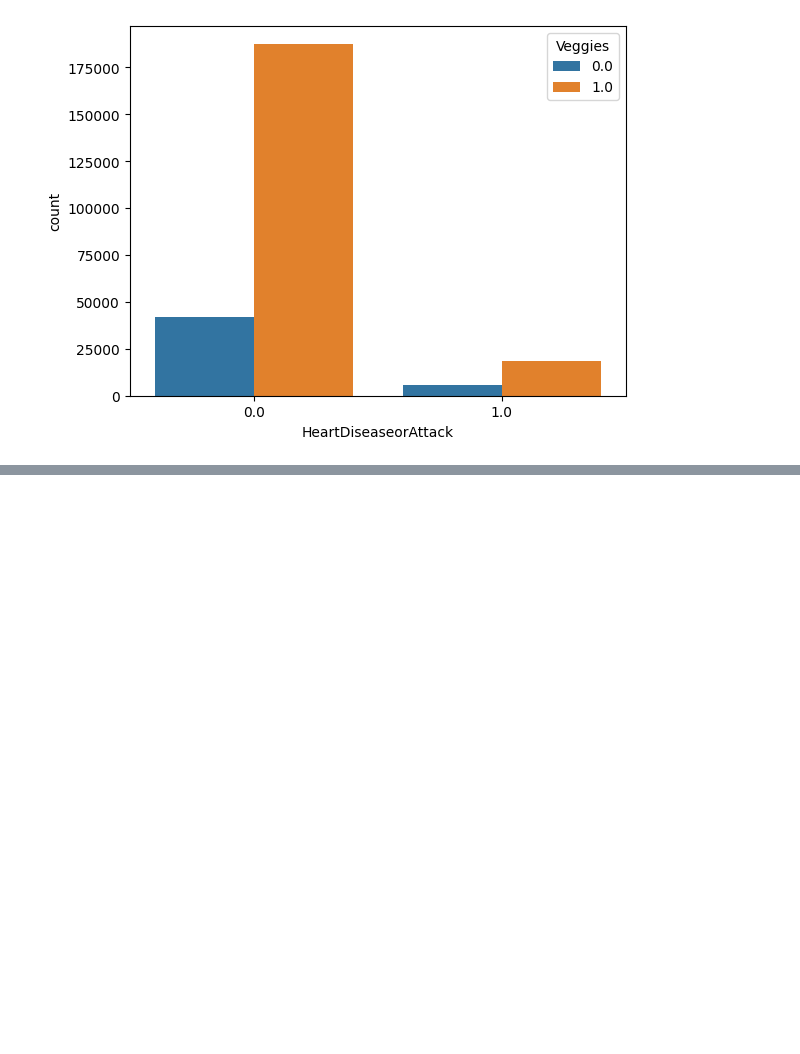
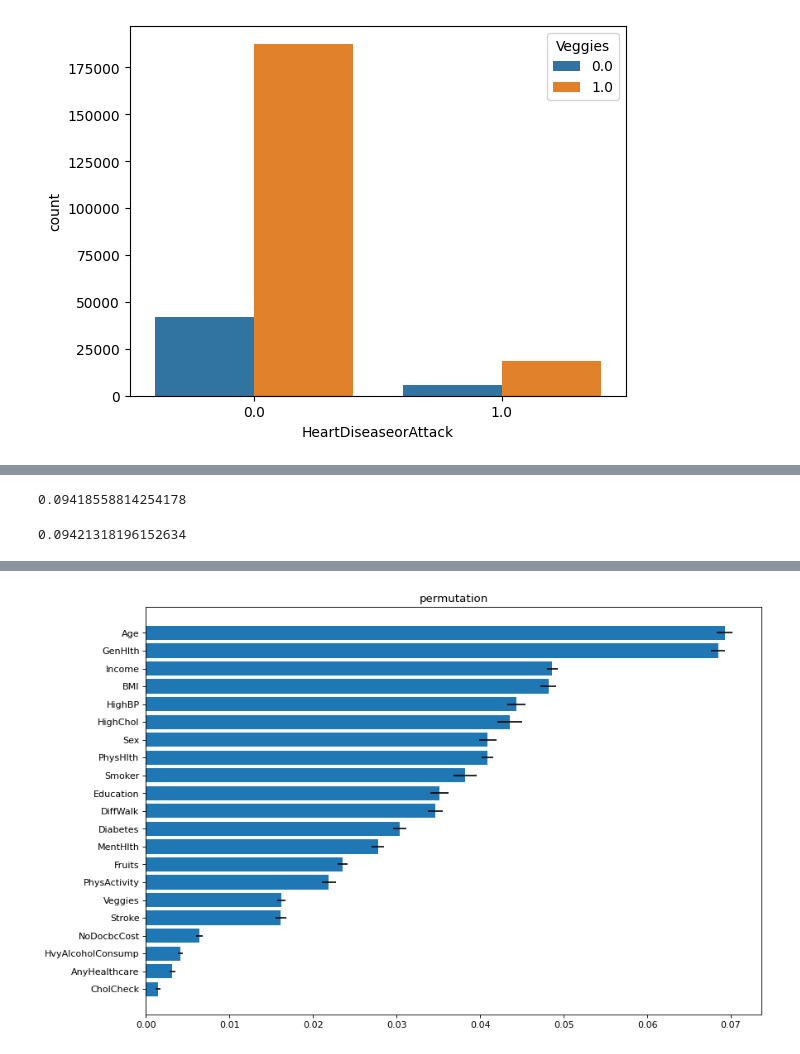
Before and after one commit to wizeline/MLOps_bootcamp_team1_2022, a Jupyter notebook: RaymundoLed/heart_disease.ipynb, the cells around one changed output, grey strips where cells are left out. Saved outputs shown, nothing was run; the diff lists cells and outputs as text; code cells hidden in the pictures; blank space fills up the shorter version.

Commit message:
Testing models accuraccy

```diff
--- a/RaymundoLed/heart_disease.ipynb
+++ b/RaymundoLed/heart_disease.ipynb
@@ -308,0 +369,3 @@ hearth_data.select_dtypes(include=['object']).describe()
+# %%
+woe_encoder, X_train, y_train = prepare_data(train_data)
+X_train.head()
@@ -308,0 +425,4 @@ hearth_data.select_dtypes(include=['object']).describe()
+# %%
+%%time
+base_model = RandomForestClassifier(random_state=1, n_jobs=-1).fit(X_train, y_train)
+eval_model(base_model, X_train, y_train)
@@ -308,0 +469,41 @@ hearth_data.select_dtypes(include=['object']).describe()
+# %%
+def score_features(model, X, y):
+    mod = pd.Series(model.feature_importances_, index=X.columns)
+    start = time.time()
+    r = permutation_importance(model, X, y, n_repeats=10, random_state=1, n_jobs=-1)
+    perm = pd.Series(r.importances_mean, index=X.columns)
+    perm_std = pd.Series(r.importances_std, index=X.columns)
+    print(f'Total time for permutation feature selection: {time.time() - start:.2f} secs.\n')
+    return pd.DataFrame({'model': mod, 'permutation': perm, 'permutation_std': perm_std})
+
+def plot_feature_scores(scores):
+    figure(figsize=(12, 8), dpi=80)
+    scores = scores.sort_values(by='permutation', ascending=True)
+    width = np.arange(len(scores))
+    ticks = list(scores.index)
+    plt.barh(width, scores['permutation'], xerr=scores['permutation_std'])
+    plt.yticks(width, ticks)
+    plt.title('permutation')
+# %%
+X_train_95, X_train_05, y_train_95, y_train_05 = train_test_split(
+    X_train, y_train, test_size = 0.05, random_state=1, shuffle=True, stratify=y_train
+)
+X_train_90, X_train_10, y_train_90, y_train_10 = train_test_split(
+    X_train, y_train, test_size = 0.10, random_state=1, shuffle=True, stratify=y_train
+)
+X_train_80, X_train_20, y_train_80, y_train_20 = train_test_split(
+    X_train, y_train, test_size = 0.20, random_state=1, shuffle=True, stratify=y_train
+)
+# %%
+sum(y_train) / len(y_train)
+# %% [output]
+0.09418558814254178
+# %%
+sum(y_train_05) / len(y_train_05)
+# %% [output]
+0.09421318196152634
+# %%
+%%time
+sf_base_model = score_features(base_model, X_train_05, y_train_05)
+plot_feature_scores(sf_base_model)
+# %% [output]
@@ -308,0 +514 @@ hearth_data.select_dtypes(include=['object']).describe()
+[figure, added]
```
Also changed, not shown: parts of 35 cells of this notebook, 2 other files.
